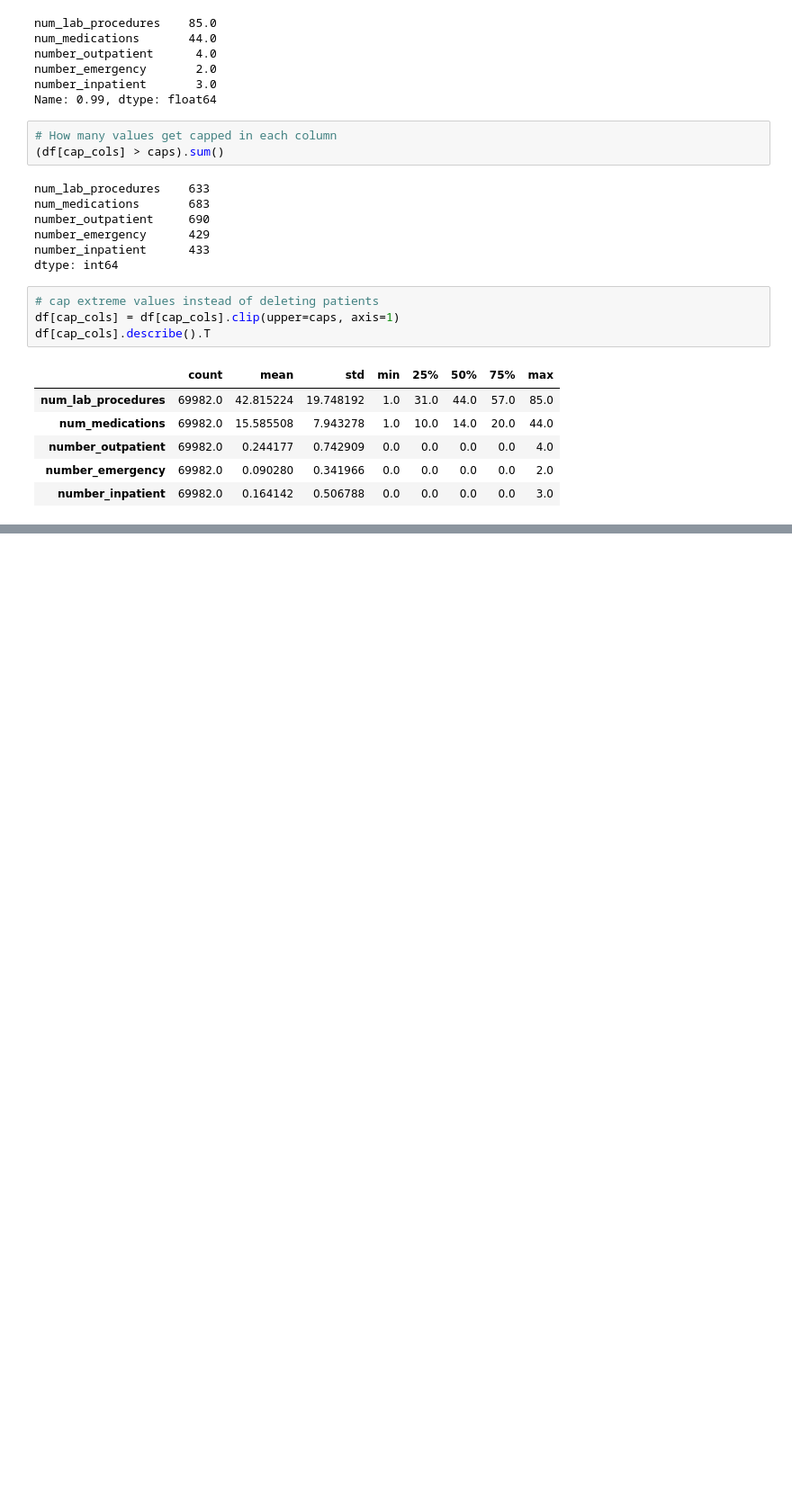
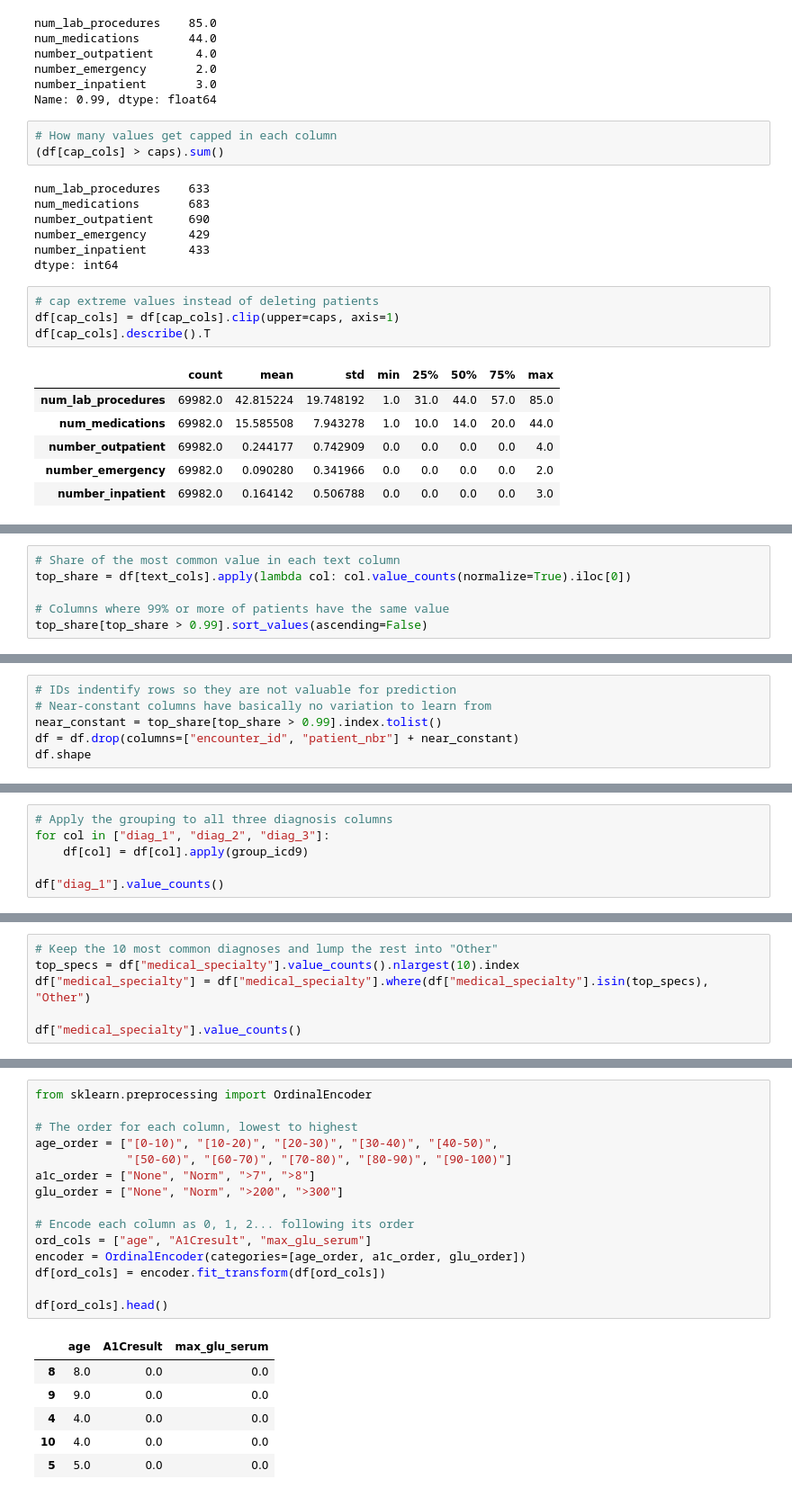
Before and after one commit to Jonah-Schwartz521/readmission-project, a Jupyter notebook: notebooks/readmission.ipynb, the cells around one changed output, grey strips where cells are left out. Shown at 90% size. Saved outputs shown, nothing was run; the diff lists cells and outputs as text; blank space fills up the shorter version.

Commit message:
Add Step 7: encode all text and category columns

```diff
--- a/notebooks/readmission.ipynb
+++ b/notebooks/readmission.ipynb
@@ -228,0 +259,6 @@ df[cap_cols].describe().T
+# %%
+# Share of the most common value in each text column
+top_share = df[text_cols].apply(lambda col: col.value_counts(normalize=True).iloc[0])
+
+# Columns where 99% or more of patients have the same value
+top_share[top_share > 0.99].sort_values(ascending=False)
@@ -228,0 +282,6 @@ df[cap_cols].describe().T
+# %%
+# IDs indentify rows so they are not valuable for prediction
+# Near-constant columns have basically no variation to learn from
+near_constant = top_share[top_share > 0.99].index.tolist()
+df = df.drop(columns=["encounter_id", "patient_nbr"] + near_constant)
+df.shape
@@ -228,0 +323,6 @@ df[cap_cols].describe().T
+# %%
+# Apply the grouping to all three diagnosis columns
+for col in ["diag_1", "diag_2", "diag_3"]:
+    df[col] = df[col].apply(group_icd9)
+
+df["diag_1"].value_counts()
@@ -228,0 +341,6 @@ df[cap_cols].describe().T
+# %%
+# Keep the 10 most common diagnoses and lump the rest into "Other"
+top_specs = df["medical_specialty"].value_counts().nlargest(10).index
+df["medical_specialty"] = df["medical_specialty"].where(df["medical_specialty"].isin(top_specs), "Other")
+
+df["medical_specialty"].value_counts()
@@ -228,0 +383,22 @@ df[cap_cols].describe().T
+# %%
+from sklearn.preprocessing import OrdinalEncoder
+
+# The order for each column, lowest to highest
+age_order = ["[0-10)", "[10-20)", "[20-30)", "[30-40)", "[40-50)",
+             "[50-60)", "[60-70)", "[70-80)", "[80-90)", "[90-100)"]
+a1c_order = ["None", "Norm", ">7", ">8"]
+glu_order = ["None", "Norm", ">200", ">300"]
+
+# Encode each column as 0, 1, 2... following its order
+ord_cols = ["age", "A1Cresult", "max_glu_serum"]
+encoder = OrdinalEncoder(categories=[age_order, a1c_order, glu_order])
+df[ord_cols] = encoder.fit_transform(df[ord_cols])
+
+df[ord_cols].head()
+# %% [output]
+|  | age | A1Cresult | max_glu_serum |
+| 8 | 8.0 | 0.0 | 0.0 |
+| 9 | 9.0 | 0.0 | 0.0 |
+| 4 | 4.0 | 0.0 | 0.0 |
+| 10 | 4.0 | 0.0 | 0.0 |
+| 5 | 5.0 | 0.0 | 0.0 |
```
Also changed, not shown: parts of 16 cells of this notebook.
